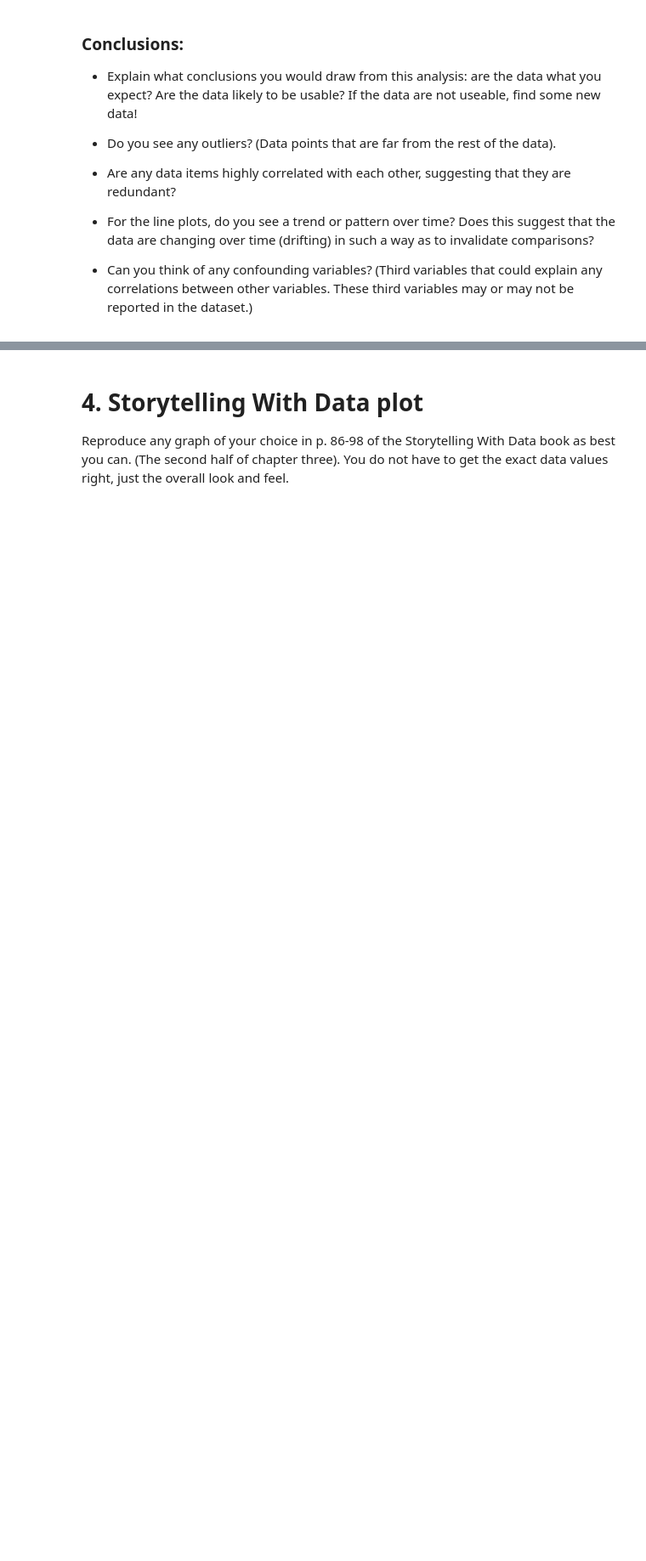
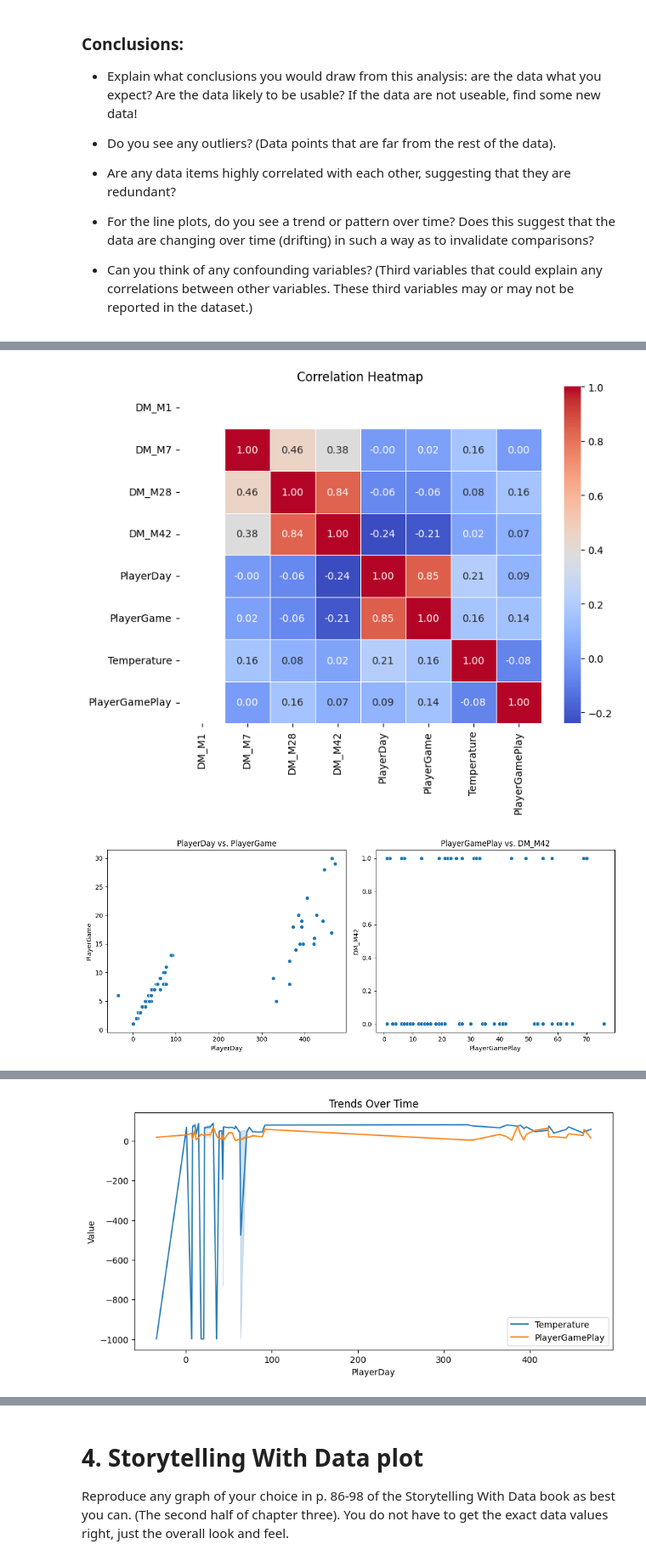
Before and after one commit to cwmckee91/dx699, a Jupyter notebook: 2025-spring-B2/ModB2-Week6-McKee-Chris.ipynb, the cells around one changed output, grey strips where cells are left out. Shown: that part at 85% size. Saved outputs shown, nothing was run; the diff lists cells and outputs as text; code cells hidden in the pictures; blank space fills up the shorter version.

```diff
--- a/2025-spring-B2/ModB2-Week6-McKee-Chris.ipynb
+++ b/2025-spring-B2/ModB2-Week6-McKee-Chris.ipynb
@@ -81,0 +125,76 @@ This week, you will do the same types of exercises as last week, but you should
+# %%
+import pandas as pd
+import matplotlib.pyplot as plt
+import seaborn as sns
+
+numeric_cols = ['DM_M1', 'DM_M7', 'DM_M28', 'DM_M42', 'PlayerDay', 'PlayerGame', 'Temperature', 'PlayerGamePlay']
+df_numeric = df_merged[numeric_cols].apply(pd.to_numeric, errors='coerce')
+
+print(df_numeric.describe())
+print(df_numeric.isnull().sum())
+
+plt.figure(figsize=(8, 6))
+sns.heatmap(df_numeric.corr(), annot=True, cmap="coolwarm", fmt=".2f", linewidths=0.5)
+plt.title("Correlation Heatmap")
+plt.show()
+
+plt.figure(figsize=(12, 5))
+
+plt.subplot(1, 2, 1)
+sns.scatterplot(x=df_numeric["PlayerDay"], y=df_numeric["PlayerGame"])
+plt.xlabel("PlayerDay")
+plt.ylabel("PlayerGame")
+plt.title("PlayerDay vs. PlayerGame")
+
+plt.subplot(1, 2, 2)
+sns.scatterplot(x=df_numeric["PlayerGamePlay"], y=df_numeric["DM_M42"])
+plt.xlabel("PlayerGamePlay")
+plt.ylabel("DM_M42")
+plt.title("PlayerGamePlay vs. DM_M42")
+
+plt.tight_layout()
+plt.show()
+
+sns.pairplot(df_numeric, diag_kind="hist", plot_kws={'alpha': 0.6, 's': 50})
+plt.show()
+
+df_describe = df_numeric.describe()
+
+outliers = {}
+for col in numeric_cols:
+    q1 = df_numeric[col].quantile(0.25)
+    q3 = df_numeric[col].quantile(0.75)
+    iqr = q3 - q1
+    lower_bound = q1 - 1.5 * iqr
+    upper_bound = q3 + 1.5 * iqr
+    outliers[col] = df_numeric[(df_numeric[col] < lower_bound) | (df_numeric[col] > upper_bound)][col]
+
+redundant_vars = df_numeric.corr().abs().unstack().sort_values(ascending=False)
+redundant_vars = redundant_vars[redundant_vars < 1].reset_index()
+redundant_vars.columns = ['Variable1', 'Variable2', 'Correlation']
+highly_correlated = redundant_vars[redundant_vars['Correlation'] > 0.8]
+
+df_time_series = df_numeric[['PlayerDay', 'Temperature', 'PlayerGamePlay']]
+df_time_series = df_time_series.sort_values(by='PlayerDay')
+
+plt.figure(figsize=(10, 5))
+sns.lineplot(x=df_time_series['PlayerDay'], y=df_time_series['Temperature'], label="Temperature")
+sns.lineplot(x=df_time_series['PlayerDay'], y=df_time_series['PlayerGamePlay'], label="PlayerGamePlay")
+plt.xlabel("PlayerDay")
+plt.ylabel("Value")
+plt.title("Trends Over Time")
+plt.legend()
+plt.show()
+
+df_confounding = df_merged[['Temperature', 'Weather', 'DM_M1', 'DM_M7', 'DM_M28', 'DM_M42']]
+df_confounding = df_confounding.dropna().apply(pd.to_numeric, errors='coerce')
+
+plt.figure(figsize=(8, 6))
+sns.heatmap(df_confounding.corr(), annot=True, cmap="coolwarm", fmt=".2f", linewidths=0.5)
+plt.title("Potential Confounding Variables")
+plt.show()
+
+print(df_describe)
+print(highly_correlated)
+print({k: v.tolist() for k, v in outliers.items() if not v.empty})
+# %% [output]
@@ -81,0 +218,2 @@ This week, you will do the same types of exercises as last week, but you should
+[figure, added]
+[figure, added]
@@ -81,0 +221 @@ This week, you will do the same types of exercises as last week, but you should
+[figure, added]
```
Also changed, not shown: parts of 3 cells of this notebook.
